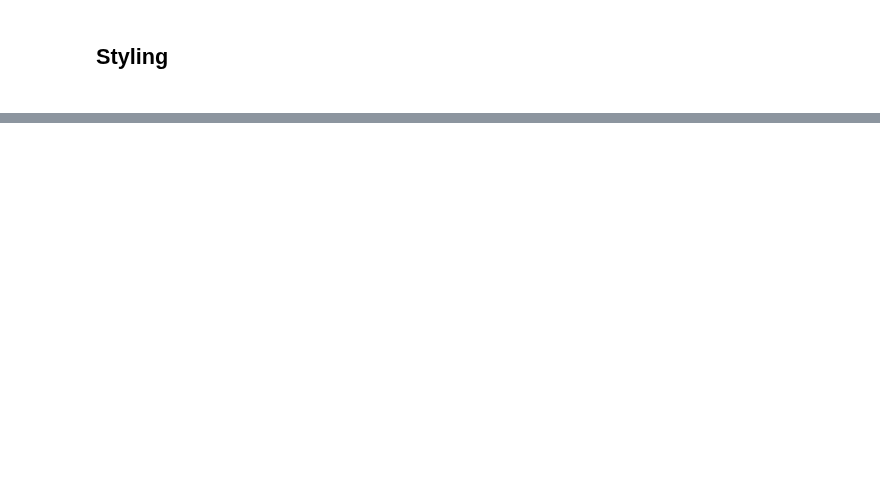
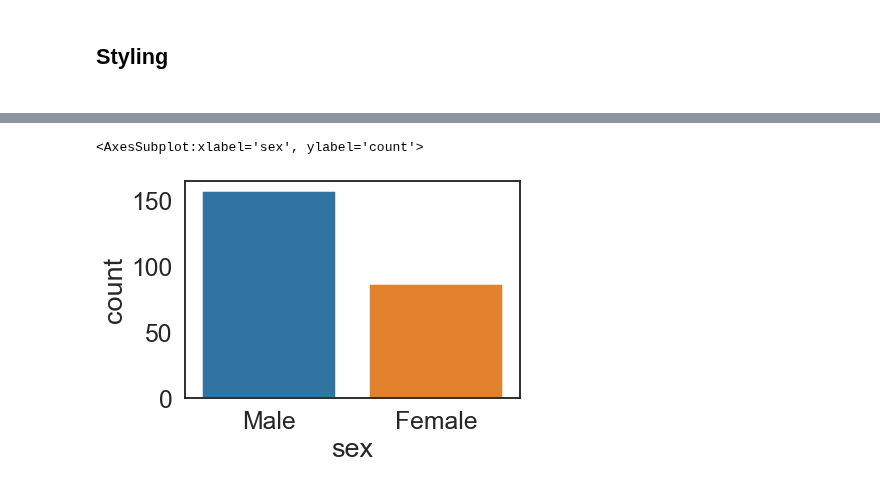
Before and after one commit to Raghav087/Python, a Jupyter notebook: Seaborn.ipynb, the cells around one changed output, grey strips where cells are left out. Saved outputs shown, nothing was run; the diff lists cells and outputs as text; code cells hidden in the pictures; blank space fills up the shorter version.

```diff
--- a/Seaborn.ipynb
+++ b/Seaborn.ipynb
@@ -103,0 +111,6 @@ plt.gcf().set_size_inches(13,8)
+# %%
+#The 'countplot' is a special type of Bar Plot where the y-axis has counts for the categories of x-axis.
+sns.countplot(x='sex',data=df_tips)
+# %% [output]
+<AxesSubplot:xlabel='sex', ylabel='count'>
+[figure, added]
```
Also changed, not shown: parts of 17 cells of this notebook.
